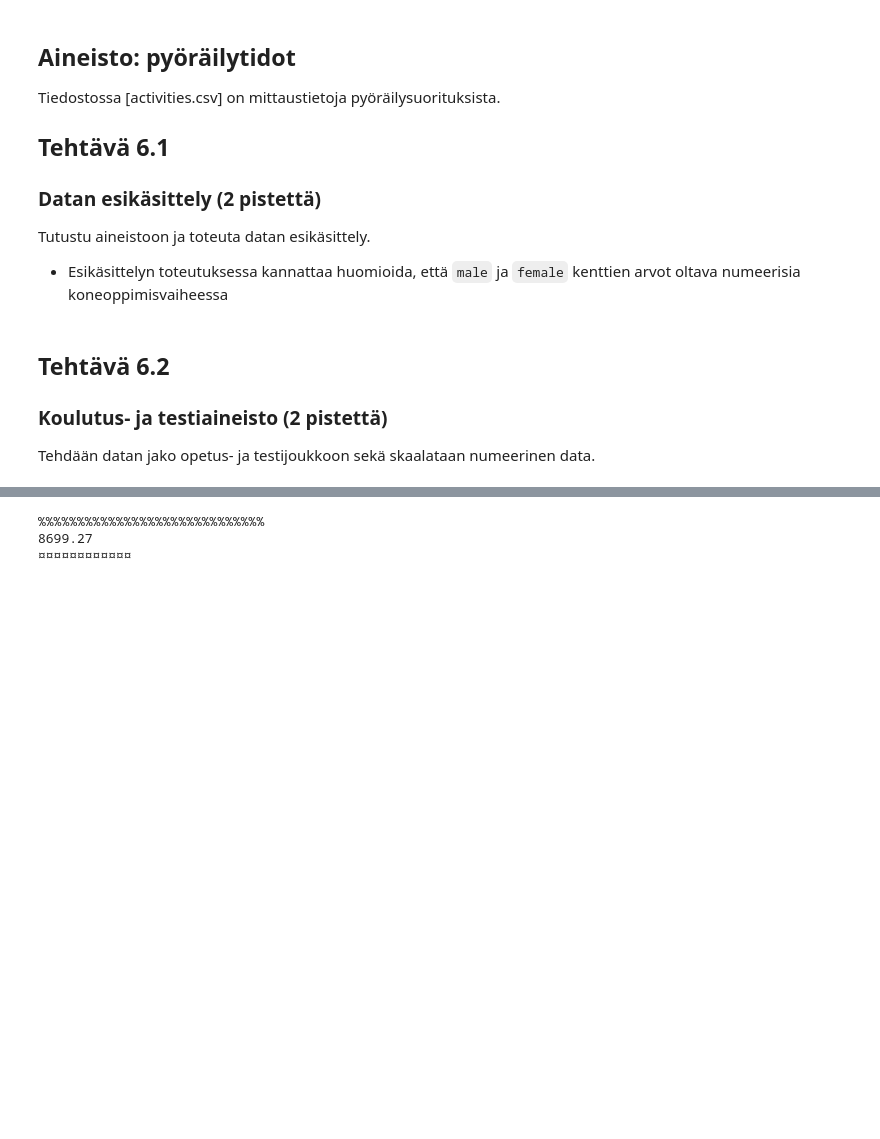
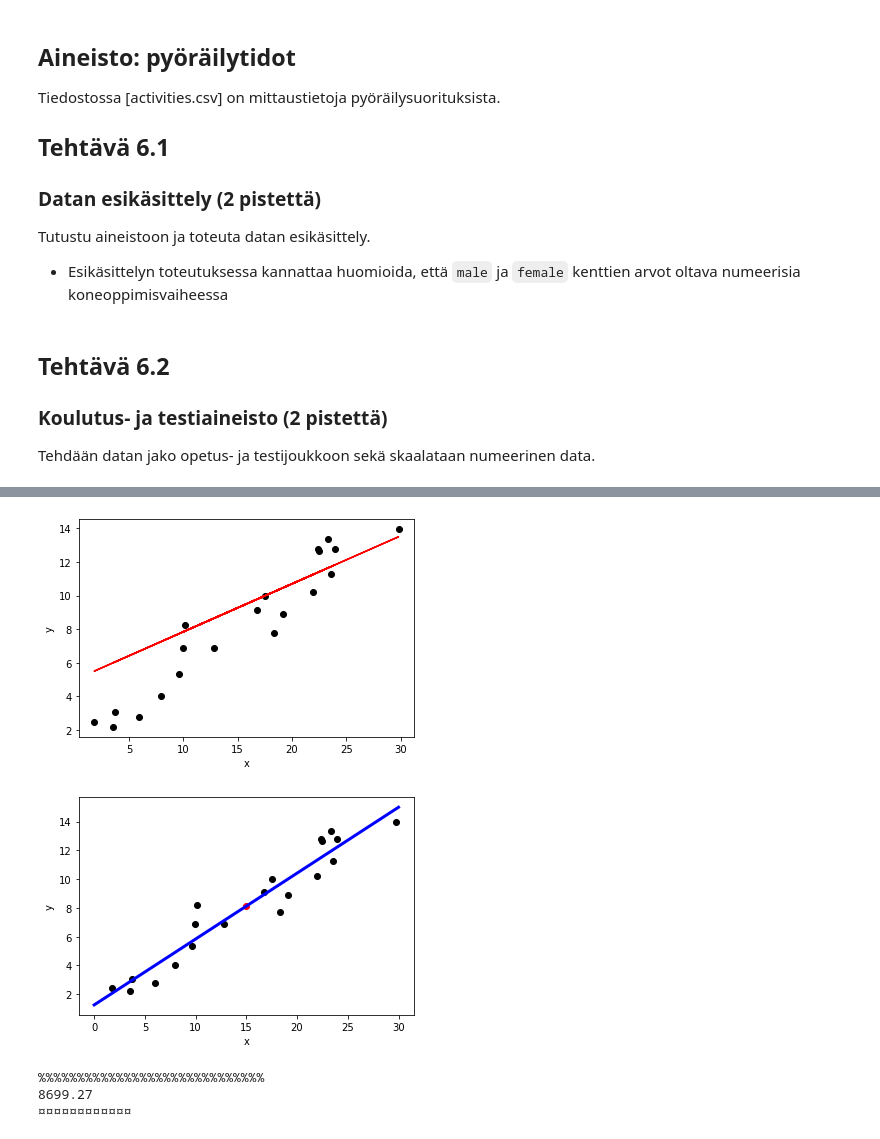
Before and after one commit to laakkti/deeplearningHT, a Jupyter notebook: tsekkaa.ipynb, the cells around one changed output, grey strips where cells are left out. Saved outputs shown, nothing was run; the diff lists cells and outputs as text; code cells hidden in the pictures; blank space fills up the shorter version.

```diff
--- a/tsekkaa.ipynb
+++ b/tsekkaa.ipynb
@@ -415,0 +477,60 @@ y_test=y_test.astype(int)
+# %%
+##### from sklearn.linear_model import LinearRegression
+import numpy as np
+
+# x from 0 to 30
+x = 30 * np.random.random((20, 1))
+
+# y = a*x + b with noise
+y = 0.5 * x + 1.0 + np.random.normal(size=x.shape)
+
+print(y)
+
+# create a linear regression model
+model = LinearRegression()
+model.fit(x, y)
+
+# predict y from the data
+
+pre=15
+x_pre = [[pre]] #np.array(xx)
+#print(x_new)
+#y_new = model.predict(x_new[:, np.newaxis])
+y_pre = model.predict(x_pre)
+
+#print(y_new)
+
+
+x_new = np.linspace(0, 30, 100)
+#print(x_new)
+y_new = model.predict(x_new[:, np.newaxis])
+#print(x)
+
+m, b = np.polyfit(x[0], y[0], 1)
+plt.plot(x, m*x + b,color='red')
+
+
+plt.scatter(x, y, color="black")
+#plt.scatter(x_new, y_new, color="red")
+#plt.plot(x_new, y_new, color="blue", linewidth=3)
+#plt.plot(x, m*x + b,color='red')
+plt.xlabel('x')
+plt.ylabel('y')
+#plt.xticks(())
+#plt.yticks(())
+
+plt.show()
+
+
+plt.scatter(x, y, color="black")
+
+plt.plot(x_new, y_new, color="blue", linewidth=3)
+# red-ball jää viivan alle
+plt.scatter(x_pre, y_pre, color="red")
+plt.xlabel('x')
+plt.ylabel('y')
+#plt.xticks(())
+#plt.yticks(())
+
+plt.show()
+# %% [output]
@@ -416,3 +557,5 @@ y_test=y_test.astype(int)
+[figure, added]
+[figure, added]
 # %%
 ### muitakin suureita on kuin matka!!!! mutta muita ei juurikaan summata välttämättä
 
```
Also changed, not shown: parts of 12 cells of this notebook, 1 other file.
